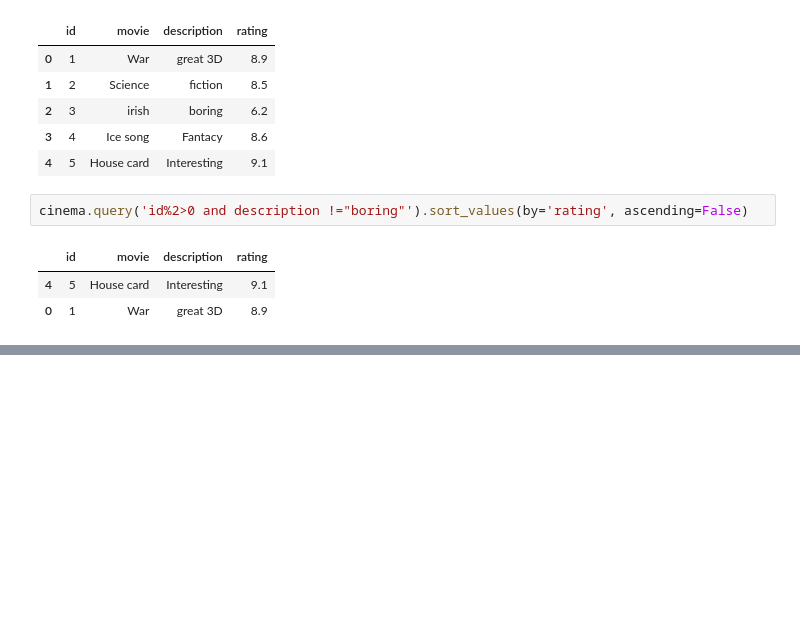
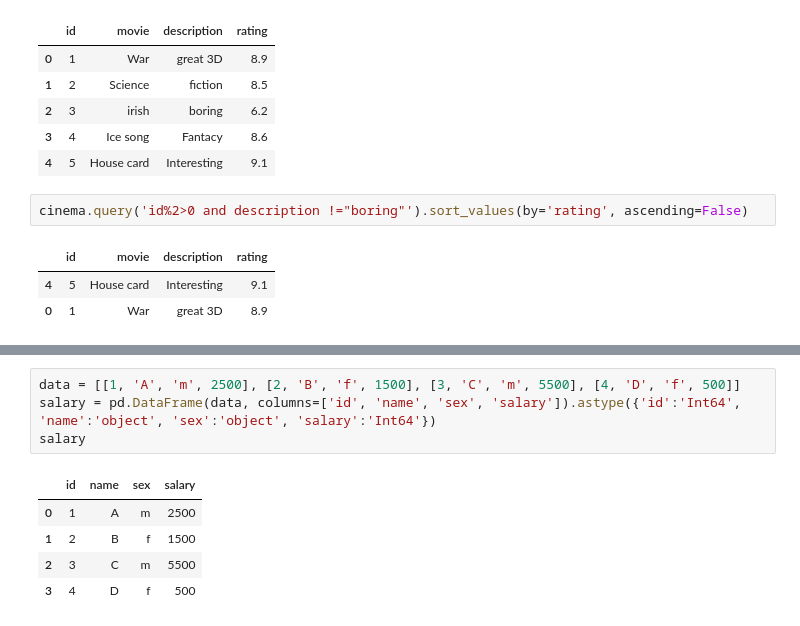
Before and after one commit to Praldmur/Tasks, a Jupyter notebook: Task_All.ipynb, the cells around one changed output, grey strips where cells are left out. Saved outputs shown, nothing was run; the diff lists cells and outputs as text; blank space fills up the shorter version.

```diff
--- a/Task_All.ipynb
+++ b/Task_All.ipynb
@@ -436,0 +441,10 @@ cinema.query('id%2>0 and description !="boring"').sort_values(by='rating', ascen
+# %%
+data = [[1, 'A', 'm', 2500], [2, 'B', 'f', 1500], [3, 'C', 'm', 5500], [4, 'D', 'f', 500]]
+salary = pd.DataFrame(data, columns=['id', 'name', 'sex', 'salary']).astype({'id':'Int64', 'name':'object', 'sex':'object', 'salary':'Int64'})
+salary
+# %% [output]
+|  | id | name | sex | salary |
+| 0 | 1 | A | m | 2500 |
+| 1 | 2 | B | f | 1500 |
+| 2 | 3 | C | m | 5500 |
+| 3 | 4 | D | f | 500 |
```
Also changed, not shown: parts of 9 cells of this notebook, 3 other files.
